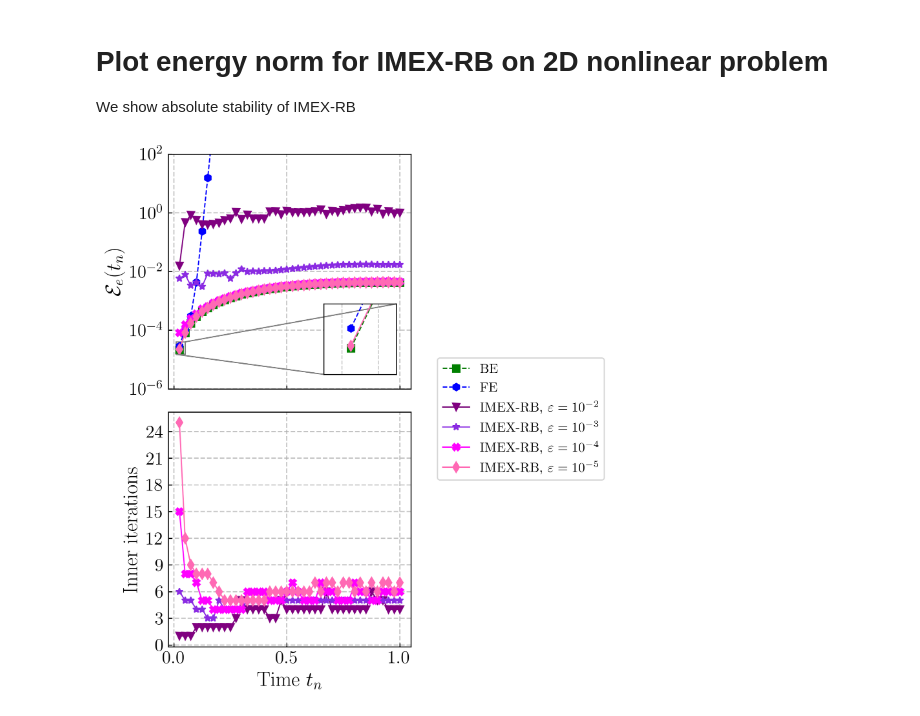
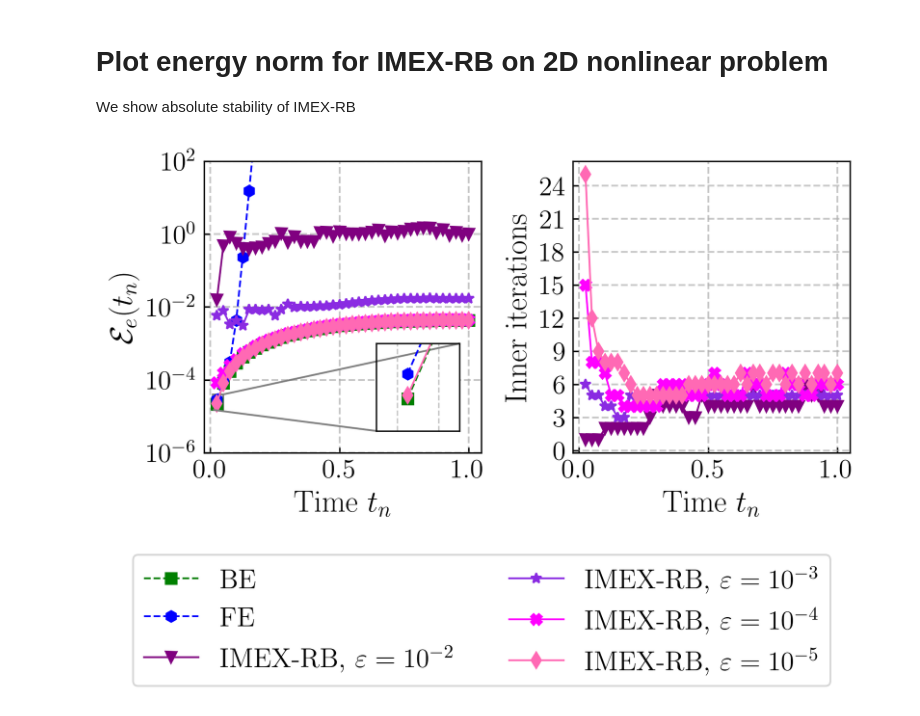
Before and after one commit to Fra-Sala/IMEX-RB, a Jupyter notebook: postprocessing/Burgers2D/energynorm.ipynb, the cells around one changed output. Cells and saved outputs as stored; diff of their text form; code cells hidden in the pictures.

```diff
--- a/postprocessing/Burgers2D/energynorm.ipynb
+++ b/postprocessing/Burgers2D/energynorm.ipynb
@@ -41,7 +41,7 @@ linestyles = ['-.', ':', '-', '--']
 method_colors = {'BE': 'green', 'FE': 'blue'}
 method_markers = {'BE': 's', 'FE': 'h'}
 
-fig, (ax1, ax2) = plt.subplots(2, 1, figsize=(3.8,6.5), sharex=True)
+fig, (ax1, ax2) = plt.subplots(1, 2, figsize=(6,3.1))
 larger_fontsize = 17
 smaller_fontsize = 15
 
@@ -105,7 +105,7 @@ axins.tick_params(axis='both', which='both',
 
 mark_inset(ax1, axins, loc1=1, loc2=3, fc="none", ec="0.5")
 ax1.set_ylabel(r'$\mathcal{E}_e(t_n)$', fontsize=larger_fontsize)
-# ax1.set_xlabel('Time $t_n$', fontsize=larger_fontsize)
+ax1.set_xlabel('Time $t_n$', fontsize=larger_fontsize)
 ax1.set_ylim(1e-6, 1e2)
 ax1.grid(which='major', linestyle='--', linewidth=1)
 ax1.tick_params(axis='both', which='major', labelsize=smaller_fontsize)
@@ -113,35 +113,35 @@ ax1.tick_params(axis='both', which='major', labelsize=smaller_fontsize)
 # Bottom: inner iterations
 for ie, eps in enumerate(epsilon_values):
     expnt = int(np.log10(eps))
     label = rf'IMEX-RB, $\varepsilon=10^{{{expnt}}}$'
     its = inneriters[ie]
     ax2.plot(
         tvec[1:], its,
         marker=imex_markers[ie],
         markersize=6,
         color=colors[ie],
         linestyle='-',
         label=label
     )
 
 ax2.set_xlabel('Time $t_n$', fontsize=larger_fontsize)
 ax2.set_ylabel('Inner iterations', fontsize=larger_fontsize)
 ax2.yaxis.set_major_locator(ticker.MaxNLocator(integer=True))
 ax2.grid(which='major', linestyle='--', linewidth=1)
 ax2.tick_params(axis='both', which='major', labelsize=smaller_fontsize)
 
 # External legend
 fig.legend(
-    bbox_to_anchor=(1.02, 0.5),
-    loc='center left',
-    ncol=1,
-    fontsize=smaller_fontsize-4
+    bbox_to_anchor=(0.5, -0.4),
+    loc='lower center',
+    ncol=2,
+    fontsize=smaller_fontsize
 )
 
 plt.tight_layout()
 out_file = os.path.join(plots_dir, f'{problem_name}_energyerror_inneriters_eps.pdf')
 plt.savefig(out_file, bbox_inches='tight')
 plt.show()
 plt.close()
 # %% [output]
-[figure, old version]
+[figure, new version]
```
Also changed, not shown: 3 other files.
